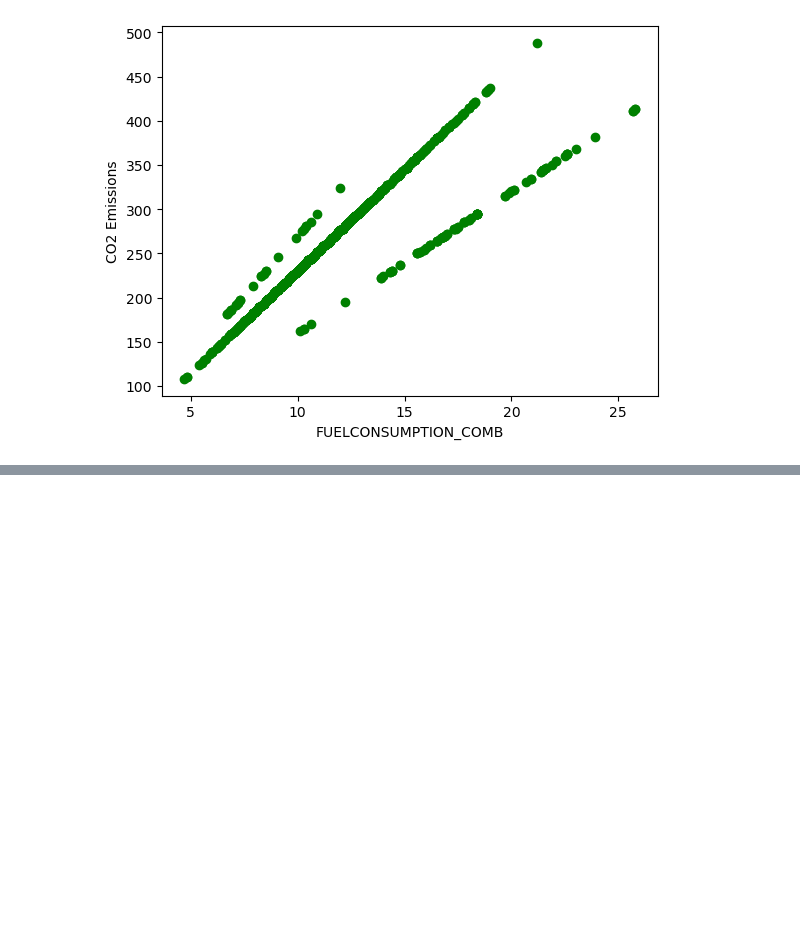
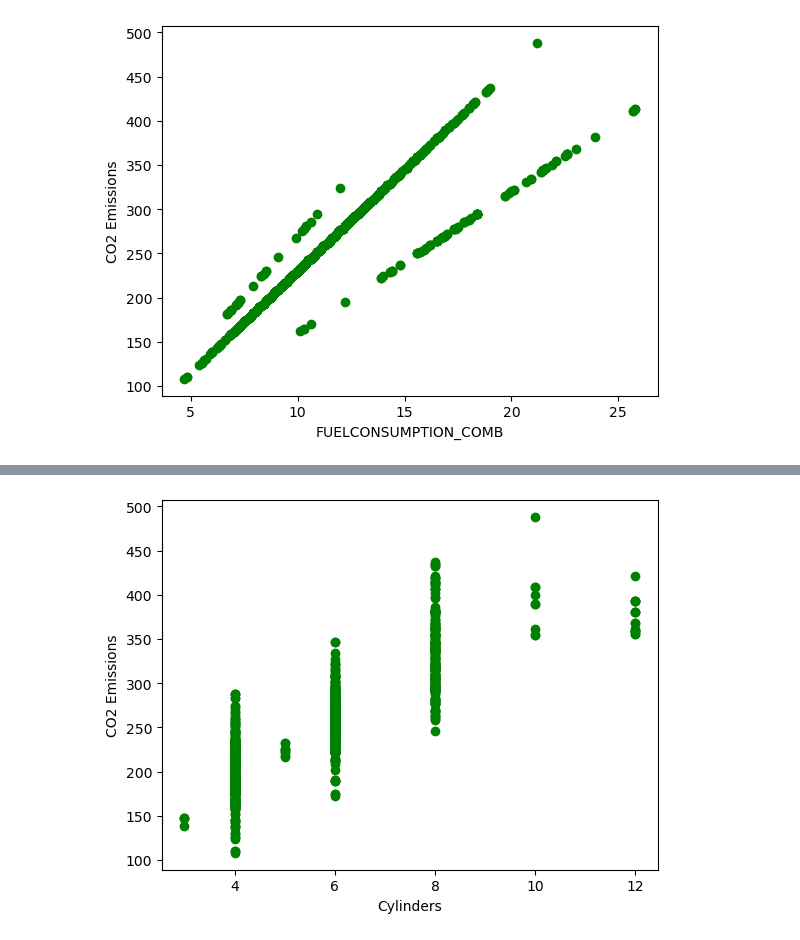
Before and after one commit to katyalmohit/python-projects, a Jupyter notebook: machine-learning/simple_linear_regression.ipynb, the cells around one changed output, grey strips where cells are left out. Saved outputs shown, nothing was run; the diff lists cells and outputs as text; code cells hidden in the pictures; blank space fills up the shorter version.

```diff
--- a/machine-learning/simple_linear_regression.ipynb
+++ b/machine-learning/simple_linear_regression.ipynb
@@ -72,0 +81,7 @@ plt.show()
+# %%
+plt.scatter(cdf.CYLINDERS, cdf.CO2EMISSIONS, color='green')
+plt.xlabel('Cylinders')
+plt.ylabel('CO2 Emissions')
+plt.show()
+# %% [output]
+[figure, added]
```
Also changed, not shown: parts of 2 cells of this notebook.
